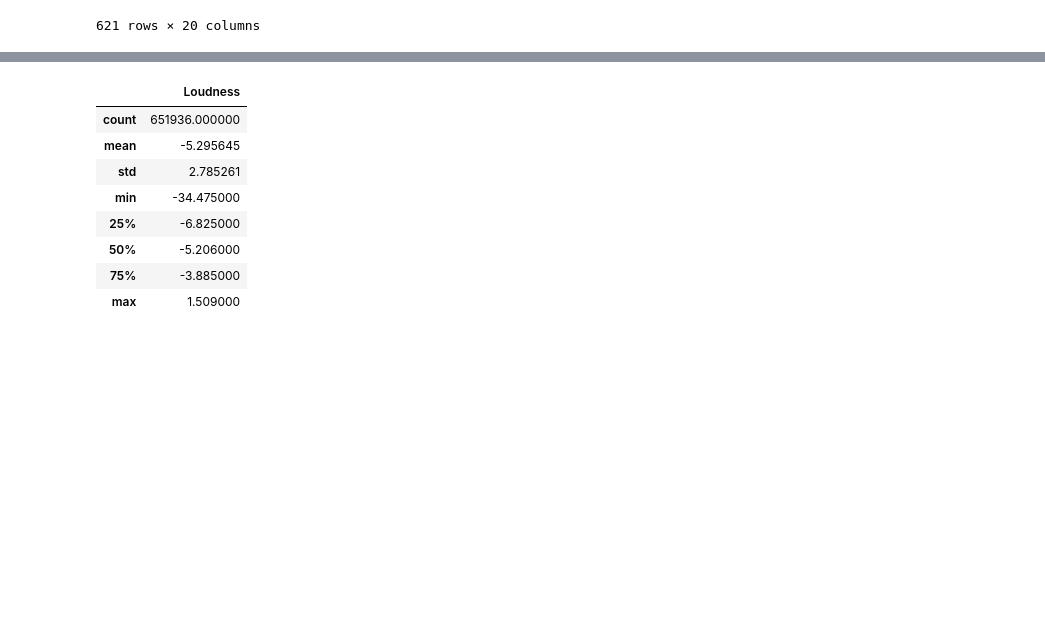
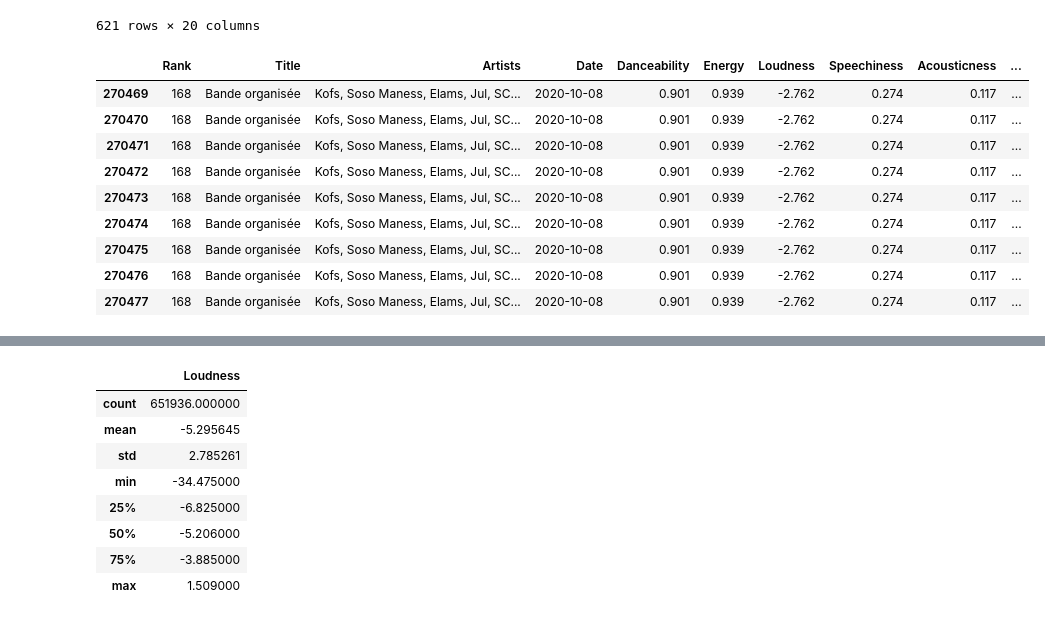
Before and after one commit to patrawi/spotify, a Jupyter notebook: main.ipynb, the cells around one changed output, grey strips where cells are left out. Drawn from its saved outputs; the diff is of its cells as text; code cells hidden in the pictures; blank space fills up the shorter version.

```diff
--- a/main.ipynb
+++ b/main.ipynb
@@ -144,6 +146,19 @@ df[df['Title'] == 'Bande organisée']
 621 rows × 20 columns
 # %%
 df[['Loudness']] = df[['Loudness']]/1000
+# %%
+df[(df['id'] == '205HNJ73cgpC0LAOnuQiWT') & (df['Date'] == pd.to_datetime('2020-10-08'))]
+# %% [output]
+|  | Rank | Title | Artists | Date | Danceability | Energy | Loudness | Speechiness | Acousticness | ... |
+| 270469 | 168 | Bande organisée | Kofs, Soso Maness, Elams, Jul, SC... | 2020-10-08 | 0.901 | 0.939 | -2.762 | 0.274 | 0.117 | ... |
+| 270470 | 168 | Bande organisée | Kofs, Soso Maness, Elams, Jul, SC... | 2020-10-08 | 0.901 | 0.939 | -2.762 | 0.274 | 0.117 | ... |
+| 270471 | 168 | Bande organisée | Kofs, Soso Maness, Elams, Jul, SC... | 2020-10-08 | 0.901 | 0.939 | -2.762 | 0.274 | 0.117 | ... |
+| 270472 | 168 | Bande organisée | Kofs, Soso Maness, Elams, Jul, SC... | 2020-10-08 | 0.901 | 0.939 | -2.762 | 0.274 | 0.117 | ... |
+| 270473 | 168 | Bande organisée | Kofs, Soso Maness, Elams, Jul, SC... | 2020-10-08 | 0.901 | 0.939 | -2.762 | 0.274 | 0.117 | ... |
+| 270474 | 168 | Bande organisée | Kofs, Soso Maness, Elams, Jul, SC... | 2020-10-08 | 0.901 | 0.939 | -2.762 | 0.274 | 0.117 | ... |
+| 270475 | 168 | Bande organisée | Kofs, Soso Maness, Elams, Jul, SC... | 2020-10-08 | 0.901 | 0.939 | -2.762 | 0.274 | 0.117 | ... |
+| 270476 | 168 | Bande organisée | Kofs, Soso Maness, Elams, Jul, SC... | 2020-10-08 | 0.901 | 0.939 | -2.762 | 0.274 | 0.117 | ... |
+| 270477 | 168 | Bande organisée | Kofs, Soso Maness, Elams, Jul, SC... | 2020-10-08 | 0.901 | 0.939 | -2.762 | 0.274 | 0.117 | ... |
 # %%
 df[df['id'] == '205HNJ73cgpC0LAOnuQiWT']
 # %% [output]
```
Also changed, not shown: parts of 5 cells of this notebook, 2 other files.
